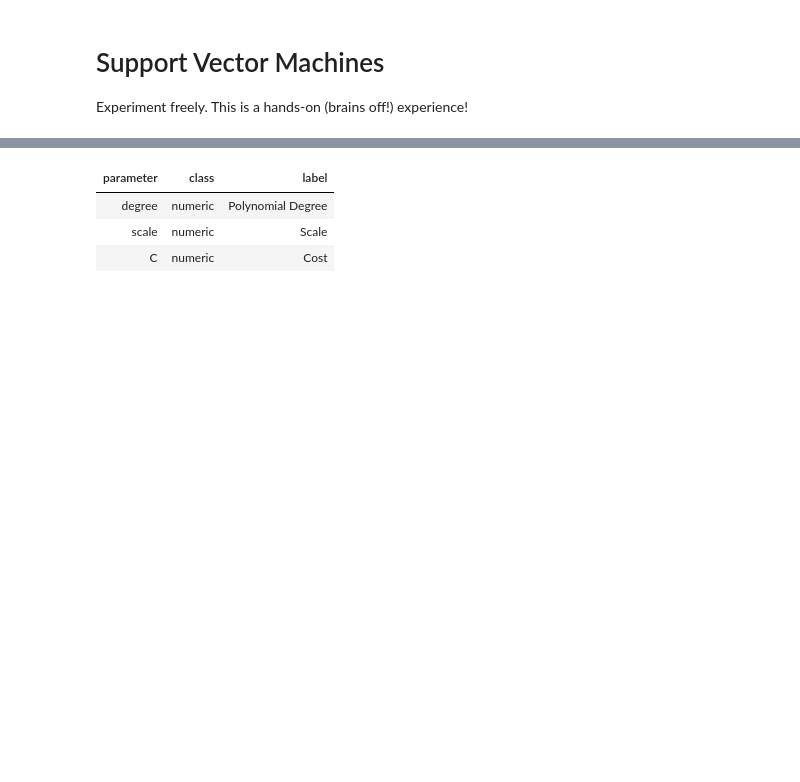
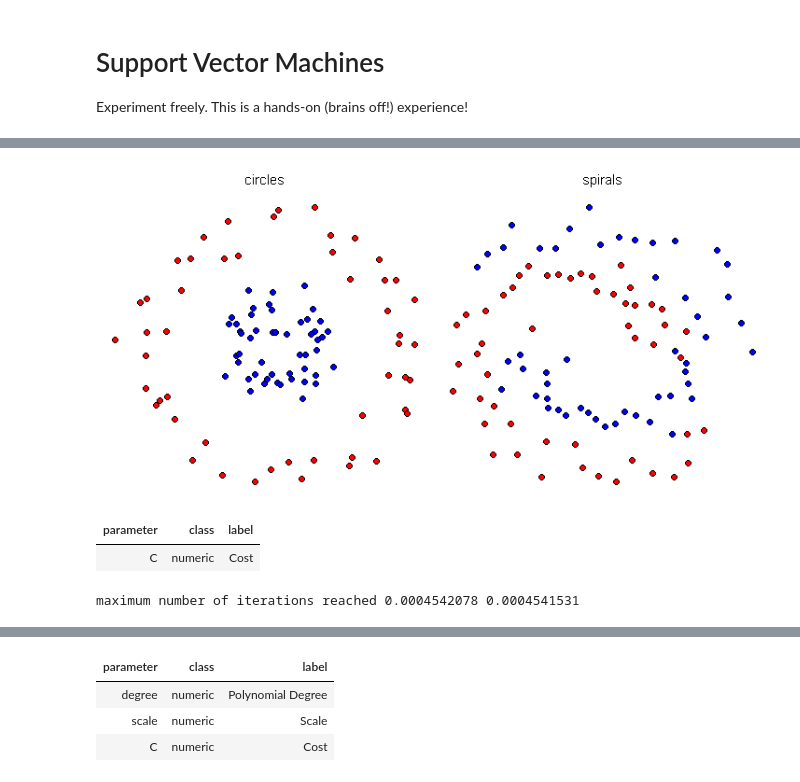
Before and after one commit to mmmlc/mlTeachings, a Jupyter notebook: 1_4_svm.ipynb, the cells around one changed output, grey strips where cells are left out. Saved outputs shown, nothing was run; the diff lists cells and outputs as text; code cells hidden in the pictures; blank space fills up the shorter version.

```diff
--- a/1_4_svm.ipynb
+++ b/1_4_svm.ipynb
@@ -38,0 +112,37 @@ ___
+# %%
+options(repr.plot.width=6, repr.plot.height=3)
+
+get_full_dataset() %>%
+    filter(type %in% c('spirals', 'circles')) %>%
+    ggplot() +
+    geom_point(aes(x = x, y = y, fill = class), shape = 21) +
+    facet_grid(~type) +
+    theme_void() +
+    labs(x = "", y = "") +
+    scale_fill_manual(values = c("red", "blue")) +
+    guides(fill = F)
+
+options(repr.plot.width=6, repr.plot.height=6)
+# %% [output]
+[figure, added]
+# %%
+## choose the algorithm
+
+algorithm = 'svmLinear'
+# %% [output]
+| parameter | class | label |
+| C | numeric | Cost |
+# %%
+## train the model
+
+data_name = 'spirals'
+
+model = train(y = df[[data_name]]$y_train$class,
+           x = df[[data_name]]$x_train,
+           method = algorithm,
+           tuneGrid = hyperparameters,
+           trControl = trainControl(method = 'boot',
+                                    classProbs =  TRUE)
+           )
+# %% [output]
+maximum number of iterations reached 0.0004542078 0.0004541531
```
Also changed, not shown: parts of 19 cells of this notebook, 8 other files.
